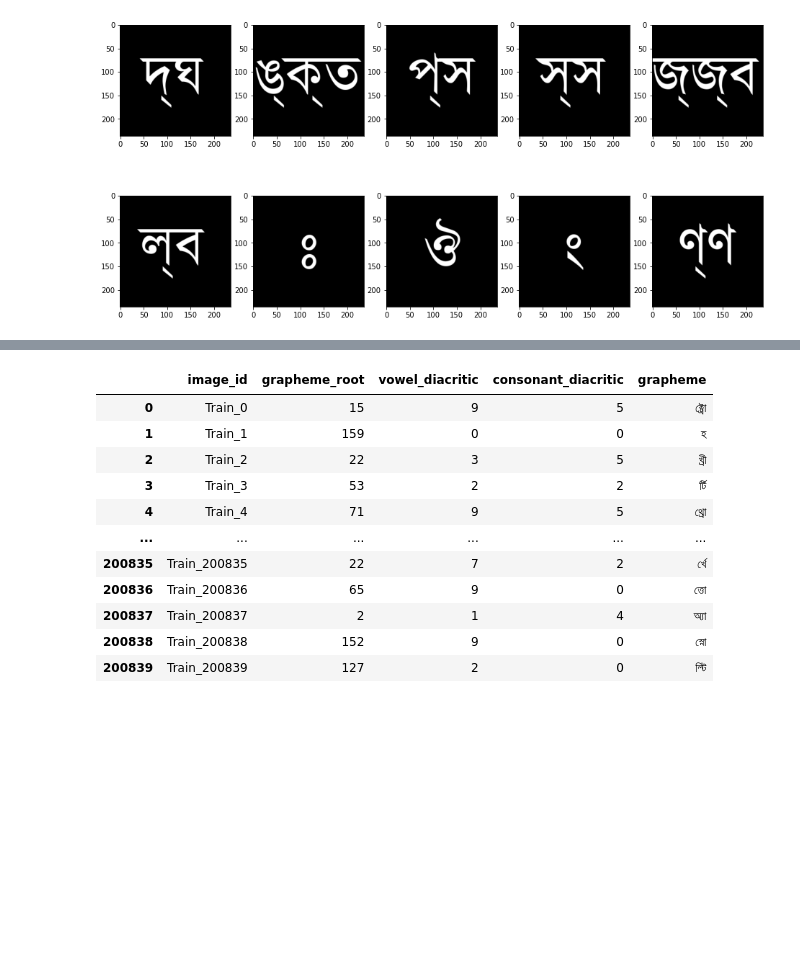
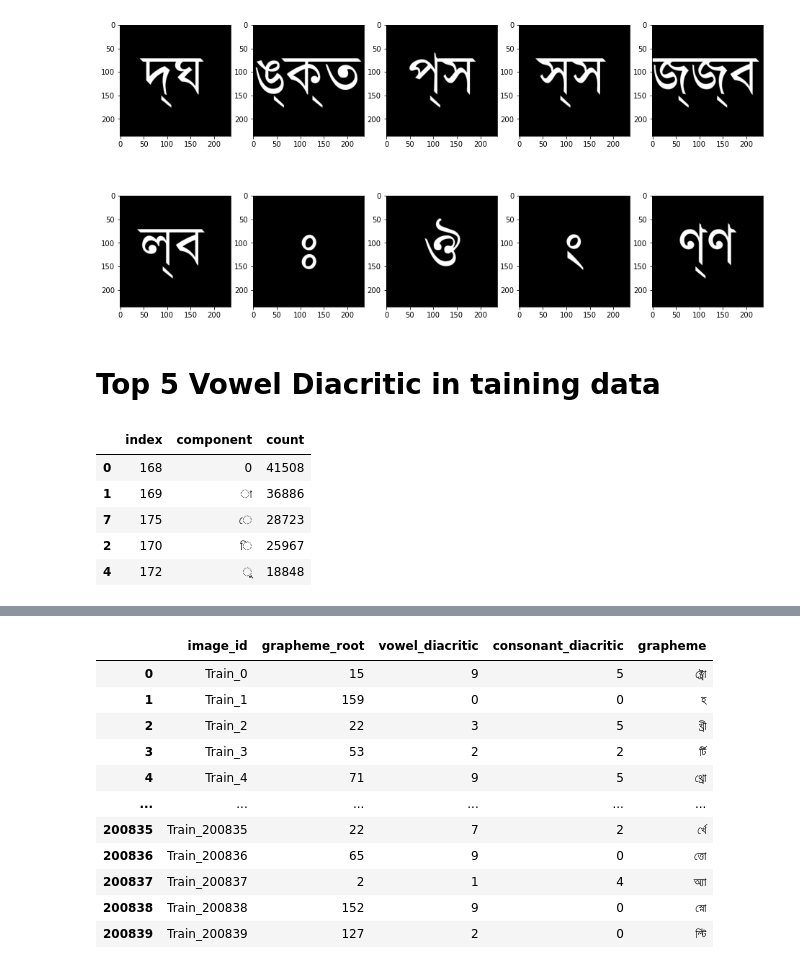
Before and after one commit to bethsung1011/capstone_2, a Jupyter notebook: src/3_31_night_thanks_to_Kaushal Shah.ipynb, the cells around one changed output, grey strips where cells are left out. Cells and saved outputs as stored; diff of their text form; code cells hidden in the pictures; blank space fills up the shorter version.

```diff
--- a/src/3_31_night_thanks_to_Kaushal Shah.ipynb
+++ b/src/3_31_night_thanks_to_Kaushal Shah.ipynb
@@ -190,3 +191,15 @@ for i in range(10):
     ax[i].imshow(image_from_char(bottom_10_roots['component'].iloc[i]), cmap='Greys')
 # %% [output]
 [figure]
+# %% [markdown]
+# Top 5 Vowel Diacritic in taining data
+# %%
+top_5_vowels = get_n(train_df_, 'vowel_diacritic', 5)
+top_5_vowels
+# %% [output]
+|  | index | component | count |
+| 0 | 168 | 0 | 41508 |
+| 1 | 169 | া | 36886 |
+| 7 | 175 | ে | 28723 |
+| 2 | 170 | ি | 25967 |
+| 4 | 172 | ু | 18848 |
```
Also changed, not shown: parts of 32 cells of this notebook, 1 other file.
